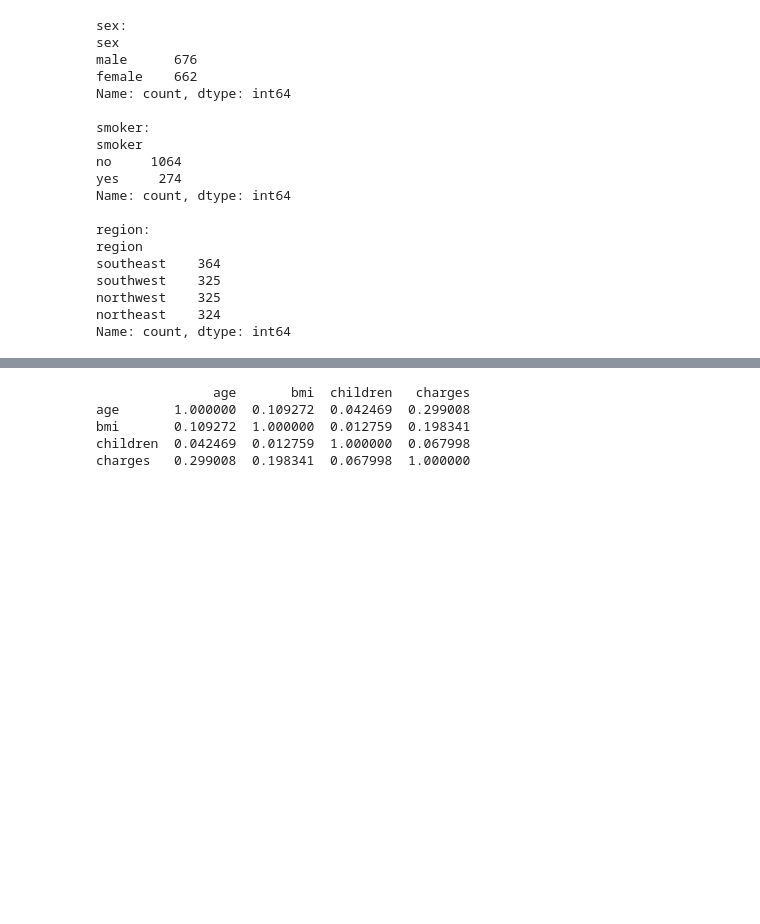
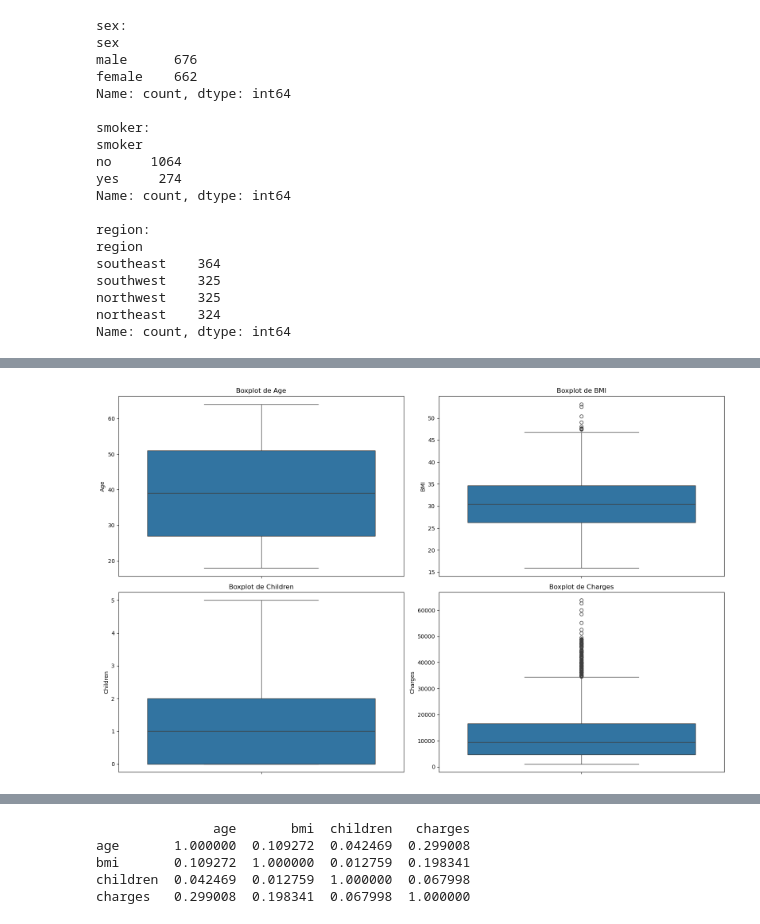
Before and after one commit to azddineharchaoui/predicteur, a Jupyter notebook: data_analysis.ipynb, the cells around one changed output, grey strips where cells are left out. Cells and saved outputs as stored; diff of their text form; code cells hidden in the pictures; blank space fills up the shorter version.

```diff
--- a/data_analysis.ipynb
+++ b/data_analysis.ipynb
@@ -132,0 +164,27 @@ Name: count, dtype: int64
+# %%
+plt.figure(figsize=(16, 10))
+
+plt.subplot(2, 2, 1)
+sns.boxplot(y=df['age'])
+plt.title('Boxplot de Age')
+plt.ylabel('Age')
+
+plt.subplot(2, 2, 2)
+sns.boxplot(y=df['bmi'])
+plt.title('Boxplot de BMI')
+plt.ylabel('BMI')
+
+plt.subplot(2, 2, 3)
+sns.boxplot(y=df['children'])
+plt.title('Boxplot de Children')
+plt.ylabel('Children')
+
+plt.subplot(2, 2, 4)
+sns.boxplot(y=df['charges'])
+plt.title('Boxplot de Charges')
+plt.ylabel('Charges')
+
+plt.tight_layout()
+plt.show()
+# %% [output]
+[figure, added]
```
Also changed, not shown: parts of 20 cells of this notebook.
